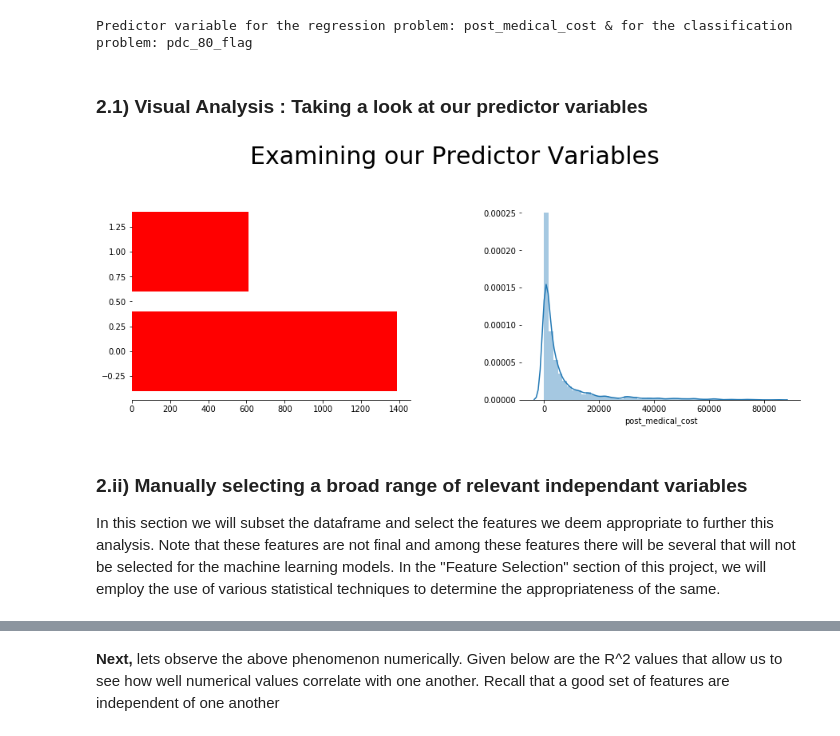
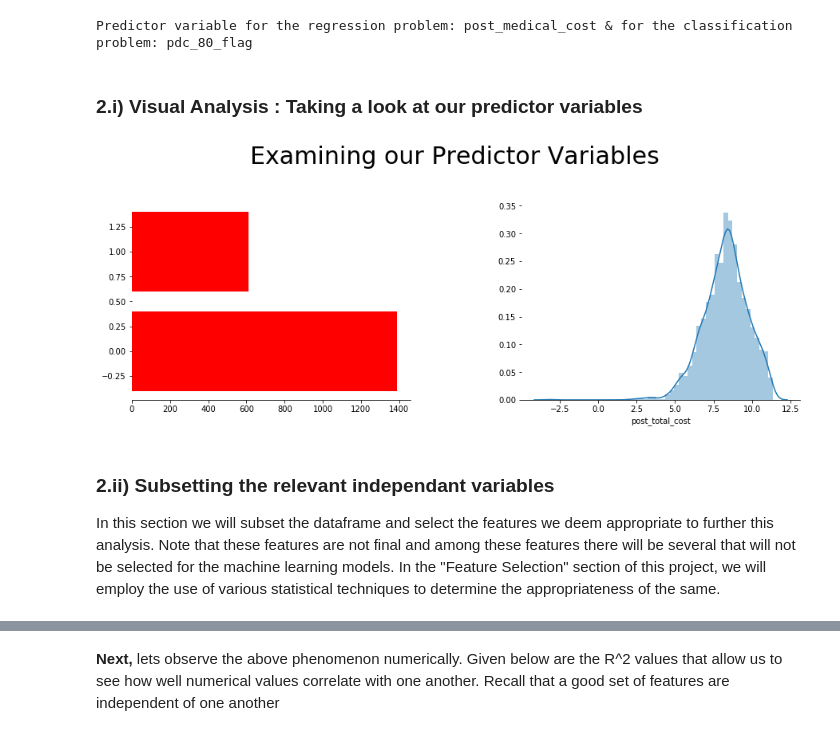
Before and after one commit to edalrami/hccs-final, a Jupyter notebook: Healthcare Final Project - DR.ipynb, the cells around one changed output, grey strips where cells are left out. Saved outputs shown, nothing was run; the diff lists cells and outputs as text; code cells hidden in the pictures.

```diff
--- a/Healthcare Final Project - DR.ipynb
+++ b/Healthcare Final Project - DR.ipynb
@@ -56,31 +75,31 @@ print ('Predictor variable for the regression problem: post_medical_cost & for t
 # %% [output]
 Predictor variable for the regression problem: post_medical_cost & for the classification problem: pdc_80_flag
 # %% [markdown]
-### 2.1) Visual Analysis : Taking a look at our predictor variables
+### 2.i) Visual Analysis : Taking a look at our predictor variables
 # %%
 # Taking a look at our predictor variables
 
 plt.figure(figsize=(15,10))
 plt.subplots_adjust(left=None, bottom=None, right=None, top=None, wspace=0.4, hspace=None)
 plt.suptitle('Examining our Predictor Variables', fontsize=30)
 
 #-------------------------------------------
 
 # Plotting the predictor variable to convey class balance or imbalance
 plt.subplot(2,2,1)
 
 a = pd.DataFrame(data.groupby(data.pdc_80_flag)['pdc_80_flag'].count())
 plt.barh(list(a.index),a.pdc_80_flag, color = 'red')
 
 #-------------------------------------------
 # Plotting the predictor variable to convey class balance or imbalance
 plt.subplot(2,2,2)
-sns.distplot(data['post_medical_cost'], label="Actual High")
+sns.distplot(np.log(data['post_total_cost']), label="Actual High")  # Log transforming the post_total_cost
 
 sns.despine(left=True)
 # %% [output]
-[figure, old version]
+[figure, new version]
 # %% [markdown]
-### 2.ii) Manually selecting a broad range of relevant independant variables
+### 2.ii) Subsetting the relevant independant variables
 
 In this section we will subset the dataframe and select the features we deem appropriate to further this analysis. Note that these features are not final and among these features there will be several that will not be selected for the machine learning models. In the "Feature Selection" section of this project, we will employ the use of various statistical techniques to determine the appropriateness of the same.
```
Also changed, not shown: parts of 64 cells of this notebook.
